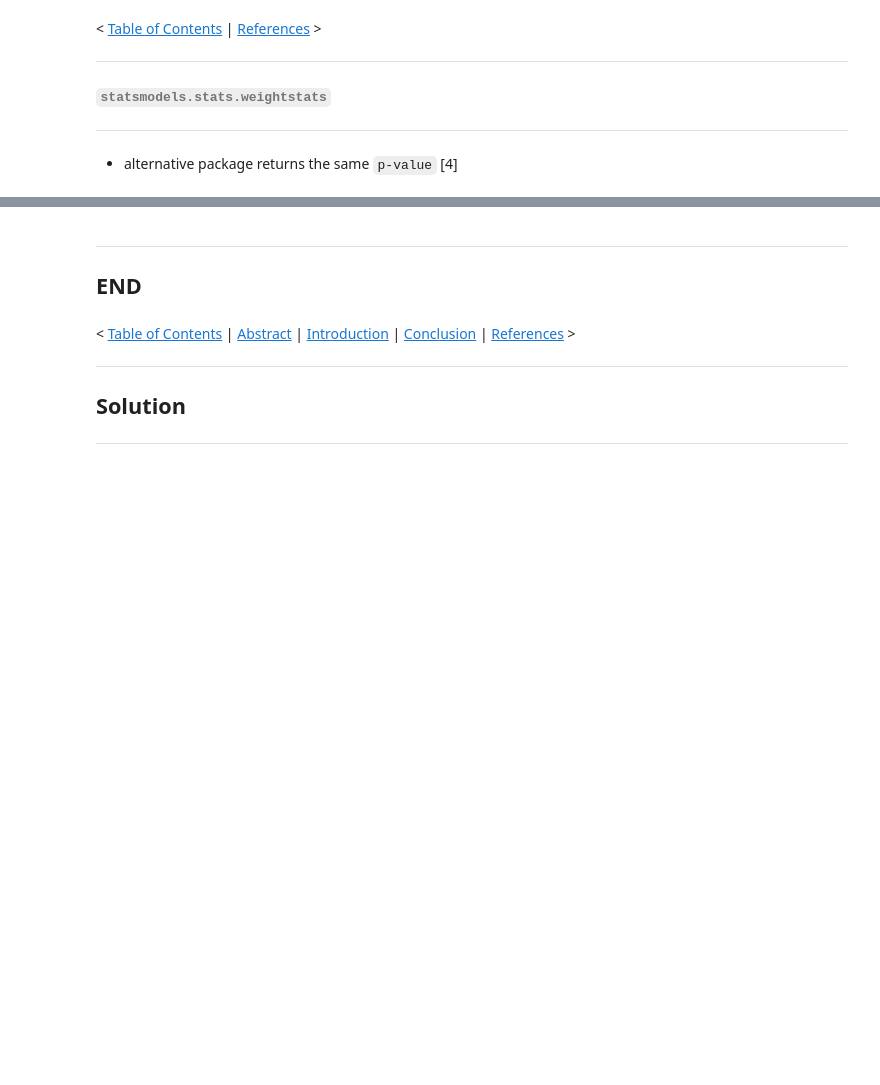
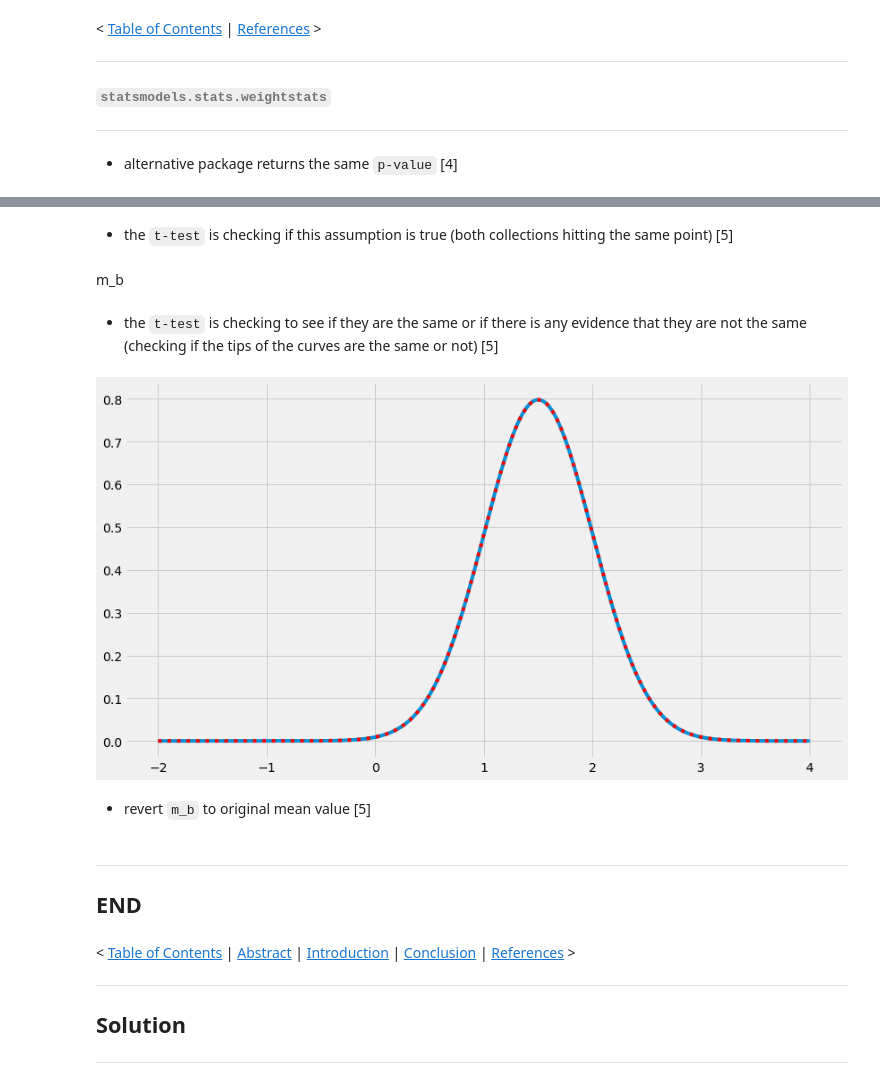
Before and after one commit to SeanOhAileasa/mls-scikit-learn-scipy-stats, a Jupyter notebook: scipy-stats.ipynb, the cells around one changed output, grey strips where cells are left out. Drawn from its saved outputs; the diff is of its cells as text; code cells hidden in the pictures; blank space fills up the shorter version.

```diff
--- a/scipy-stats.ipynb
+++ b/scipy-stats.ipynb
@@ -532,0 +631,18 @@ print(f"{p:0.2f}% probability ({p*10:.0f}% chance)") # typical cutoff 0.05
+# %%
+m_b=m_a
+# %% [markdown]
+- the ``t-test`` is checking if this assumption is true (both collections hitting the same point) [5]
+# %% [markdown]
+m_b
+# %% [markdown]
+- the ``t-test`` is checking to see if they are the same or if there is any evidence that they are not the same (checking if the tips of the curves are the same or not) [5]
+# %%
+y_a=ss.norm.pdf(x=x,loc=m_a,scale=s_a)
+y_b=ss.norm.pdf(x=x,loc=m_b,scale=s_b)
+fig_a_tip_b,ax=plt.subplots()
+ax.plot(x,y_a)
+ax.plot(x,y_b,"r:");
+# %% [output]
+[figure, added]
+# %% [markdown]
+- revert ``m_b`` to original mean value [5]
```
Also changed, not shown: parts of 48 cells of this notebook.
